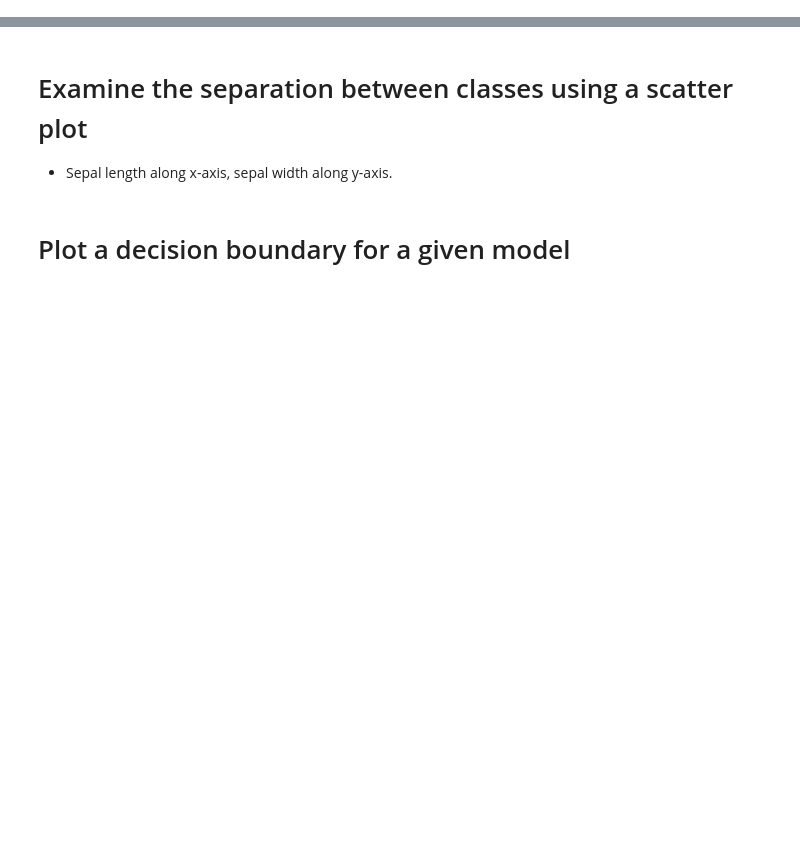
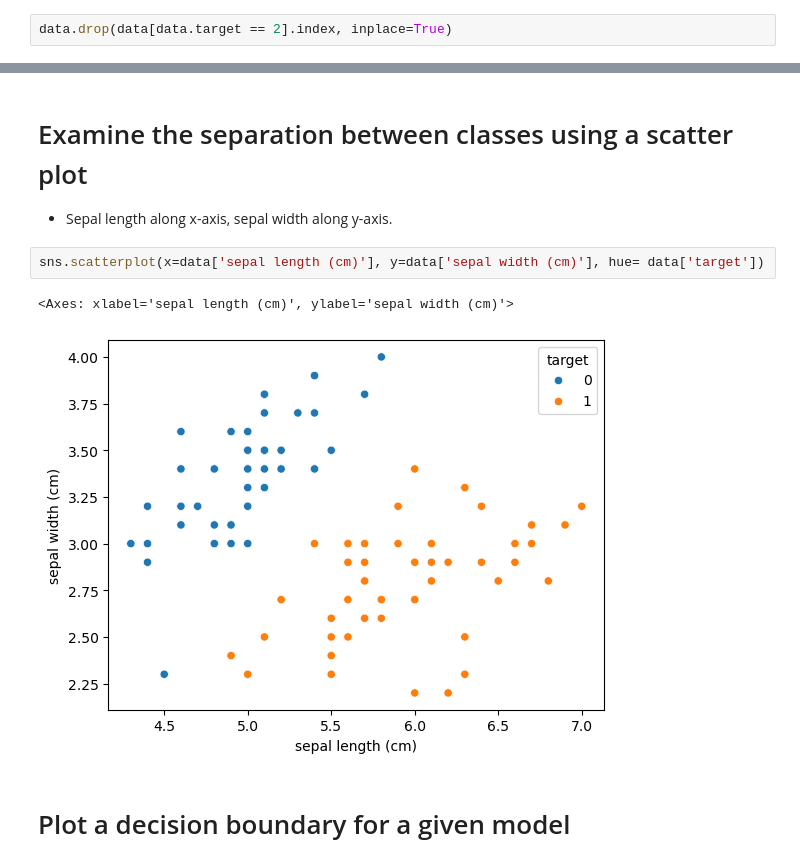
Before and after one commit to Tuwaiq-Data-Science-Bootcamp-V5/SVM_Lab1, a Jupyter notebook: SVMs-Iris.ipynb, the cells around one changed output, grey strips where cells are left out. Drawn from its saved outputs; the diff is of its cells as text; blank space fills up the shorter version.

```diff
--- a/SVMs-Iris.ipynb
+++ b/SVMs-Iris.ipynb
@@ -43,0 +218,2 @@ Libraries used in this project:
+# %%
+data.drop(data[data.target == 2].index, inplace=True)
@@ -45,5 +228,10 @@ Libraries used in this project:
 # Examine the separation between classes using a scatter plot
 
 - Sepal length along x-axis, sepal width along y-axis.
+# %%
+sns.scatterplot(x=data['sepal length (cm)'], y=data['sepal width (cm)'], hue= data['target'])
+# %% [output]
+<Axes: xlabel='sepal length (cm)', ylabel='sepal width (cm)'>
+[figure, added]
 # %% [markdown]
 # Plot a decision boundary for a given model
```
Also changed, not shown: parts of 28 cells of this notebook, 1 other file.
